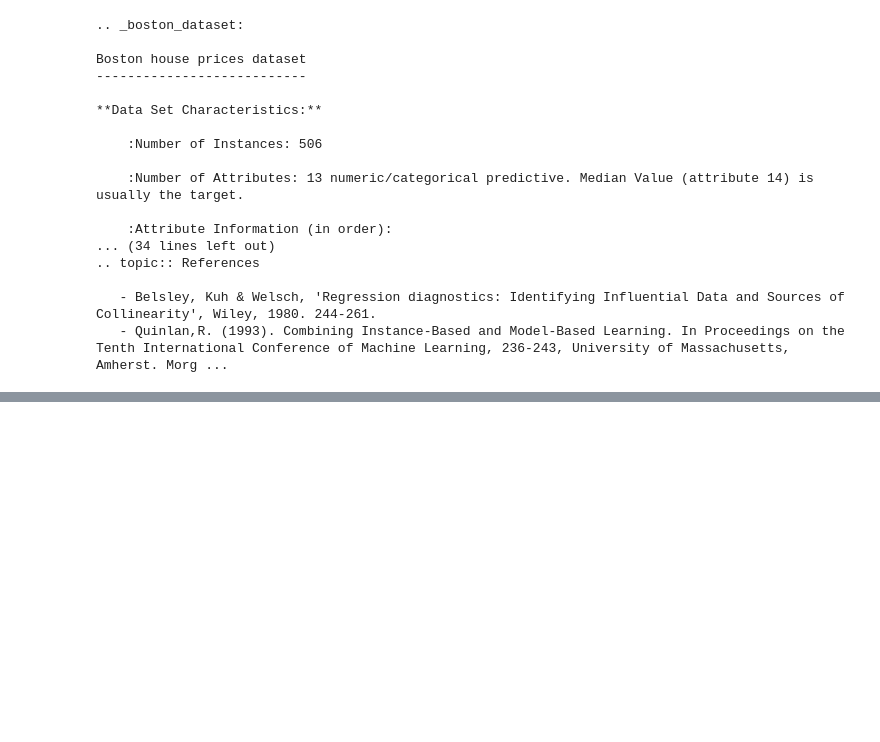
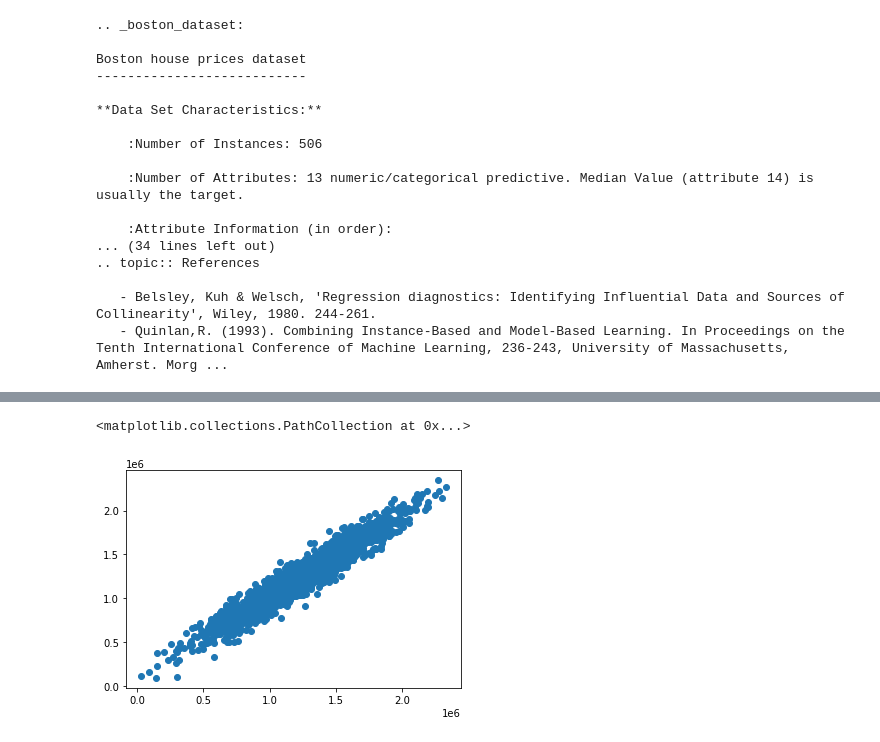
Before and after one commit to roblivesinottawa/data_science_machine_learning_python, a Jupyter notebook: 11-Linear-Regression/04-Template.ipynb, the cells around one changed output, grey strips where cells are left out. Saved outputs shown, nothing was run; the diff lists cells and outputs as text; code cells hidden in the pictures; blank space fills up the shorter version.

```diff
--- a/11-Linear-Regression/04-Template.ipynb
+++ b/11-Linear-Regression/04-Template.ipynb
@@ -261,0 +328,2 @@ Boston house prices dataset
+# %%
+predictions = lm.predict(X_test)
@@ -261,0 +350,5 @@ Boston house prices dataset
+# %%
+plt.scatter(Y_test, predictions)
+# %% [output]
+<matplotlib.collections.PathCollection at 0x...>
+[figure, added]
```
Also changed, not shown: parts of 23 cells of this notebook.
